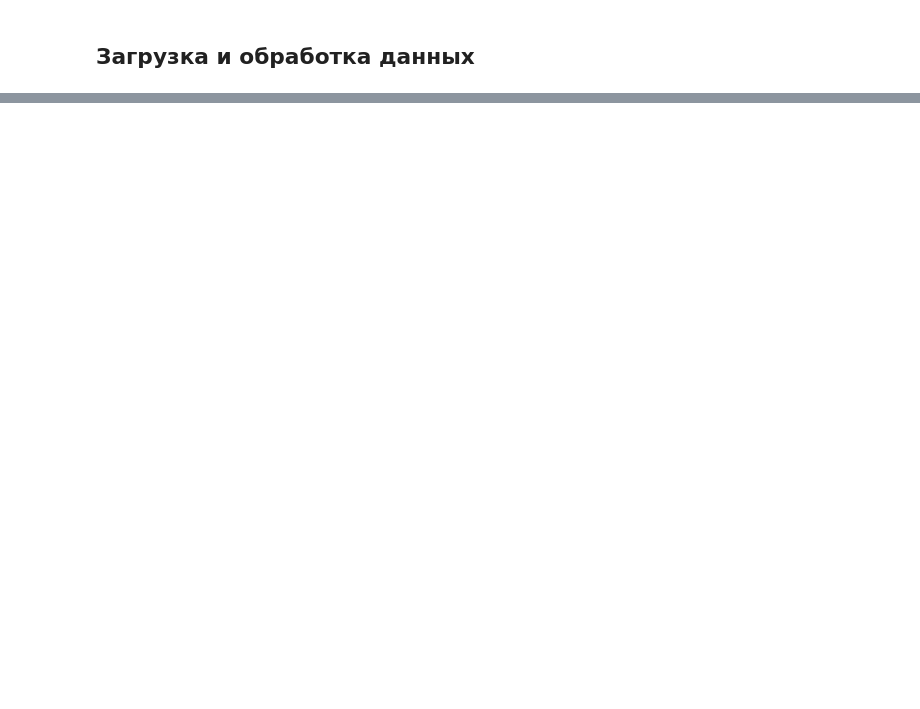
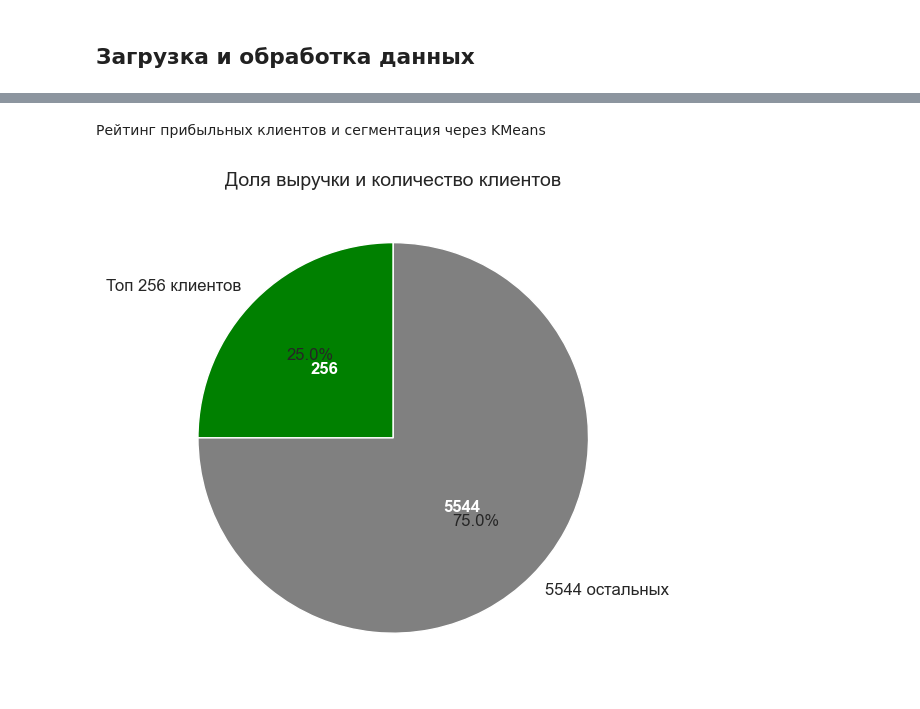
Before and after one commit to Doctorfilm/ds-moloko-forecast, a Jupyter notebook: ds-moloko-forecast.ipynb, the cells around one changed output, grey strips where cells are left out. Cells and saved outputs as stored; diff of their text form; code cells hidden in the pictures; blank space fills up the shorter version.

```diff
--- a/ds-moloko-forecast.ipynb
+++ b/ds-moloko-forecast.ipynb
@@ -111,0 +301,14 @@ hist_graph (df_main,list_param,list_name_param , suptitle)
+# %%
+pivot = df_main.pivot_table(
+    index=['user_name', 'phone'],
+    values=['rent_estimate','extras_cost', 'dur_h', 'people_count'],
+    aggfunc={ 'dur_h':['median'], 'extras_cost':['sum'], 'people_count':['median'], 'rent_estimate':['count', 'sum']}
+).reset_index()
+
+# Переименуем колонки для удобства
+pivot.columns = ['user_name', 'phone','dur_med', 'sum_cost', 'people_med', 'count_rent', 'sum_rent']
+
+# Сортировка по сумме
+pivot_sorted = pivot.sort_values('sum_rent', ascending=False)
+
+pivot_sorted.head(5)
@@ -111,0 +322,42 @@ hist_graph (df_main,list_param,list_name_param , suptitle)
+# %% [markdown]
+Рейтинг прибыльных клиентов и сегментация через KMeans
+# %%
+# 1. Добавляем долю в прибыли
+pivot_sorted["cum_rent"] = pivot_sorted["sum_rent"].cumsum() / pivot_sorted["sum_rent"].sum()
+
+# Вычисления как раньше
+top_clients_30 = pivot_sorted[pivot_sorted["cum_rent"] <= 0.25]
+n_top_clients = len(top_clients_30)
+total_clients = len(pivot_sorted)
+other_clients = total_clients - n_top_clients
+
+# Данные для круговой диаграммы
+sizes = [top_clients_30["sum_rent"].sum(), pivot_sorted["sum_rent"].sum() - top_clients_30["sum_rent"].sum()]
+labels = [f'Топ {n_top_clients} клиентов', f'{other_clients} остальных']
+colors = ['green', 'gray']
+
+# Построение круговой диаграммы
+fig, ax = plt.subplots(figsize=(6, 6))
+wedges, texts, autotexts = ax.pie(
+    sizes,
+    labels=labels,
+    autopct='%1.1f%%',
+    startangle=90,
+    colors=colors,
+    textprops={'fontsize': 12}
+)
+
+# Добавим количество клиентов внутри секторов
+for i, wedge in enumerate(wedges):
+    ang = (wedge.theta2 + wedge.theta1) / 2
+    x = wedge.r * 0.5 * np.cos(np.deg2rad(ang))
+    y = wedge.r * 0.5 * np.sin(np.deg2rad(ang))
+    client_count = n_top_clients if i == 0 else other_clients
+    ax.text(x, y, f'{client_count}', ha='center', va='center', fontsize=12, color='white', weight='bold')
+
+ax.set_title('Доля выручки и количество клиентов', fontsize=14)
+plt.tight_layout()
+
+plt.show()
+# %% [output]
+[figure, added]
```
Also changed, not shown: parts of 52 cells of this notebook, 8 other files.
